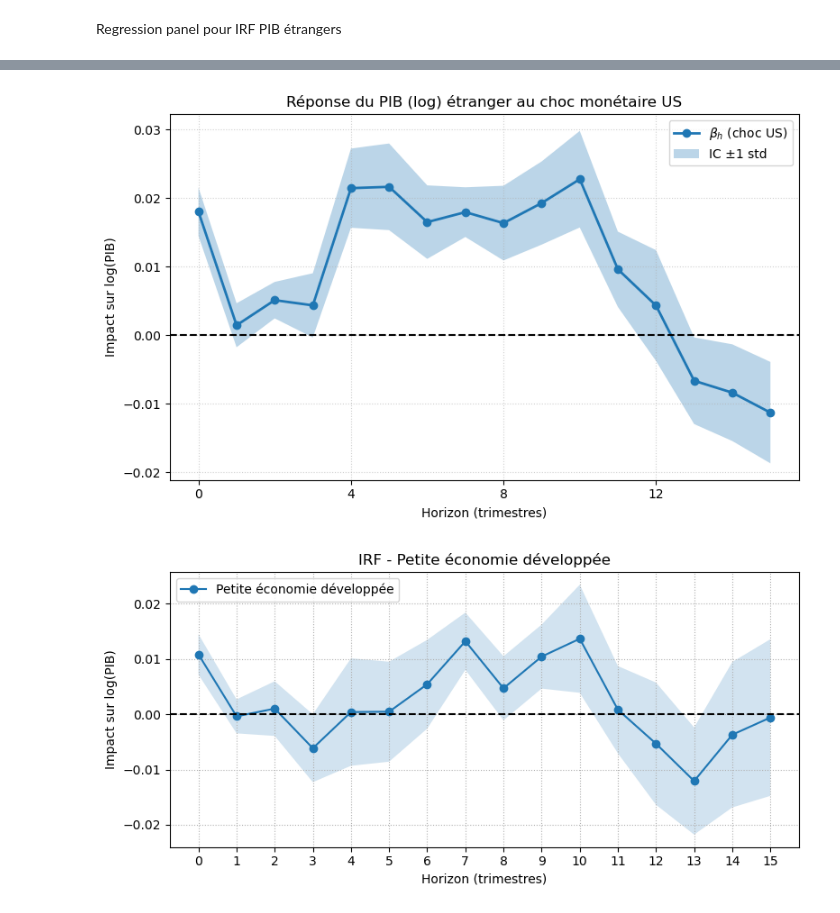
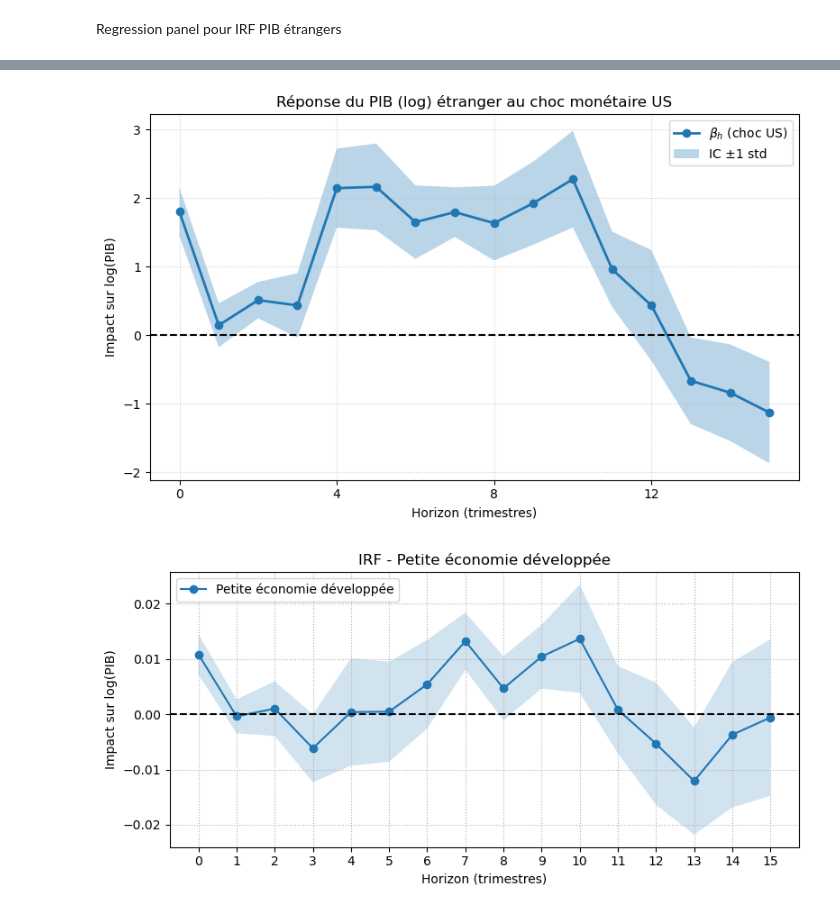
Before and after one commit to enriquealarcon01/Stat-App, a Jupyter notebook: modèle/modèle US.ipynb, the cells around one changed output, grey strips where cells are left out. Drawn from its saved outputs; the diff is of its cells as text; code cells hidden in the pictures.

```diff
--- a/modèle/modèle US.ipynb
+++ b/modèle/modèle US.ipynb
@@ -835,8 +839,6 @@ Réponse PIB américain aux chocs monétaires
 # %%
-# ==============================
-# 1) Paramètres et initialisation
-# ==============================
-H = 15  # nombre maximal d'horizons
+
+H = 15  # nombre d'horizons
 betas = []
 stderr_list = []
 
@@ -876,8 +878,8 @@ for h in range(H + 1):
     model = sm.OLS(Y, X).fit()
 
     # g) Extraction du coefficient du choc et de son écart-type
-    beta_h = model.params['monetary_shocks']
-    stderr_h = model.bse['monetary_shocks']
+    beta_h = model.params['monetary_shocks']*100
+    stderr_h = model.bse['monetary_shocks']*100
 
     # h) Stockage
     betas.append(beta_h)
@@ -1280,9 +1281,5 @@ Regression panel pour IRF PIB étrangers
 # %%
 from linearmodels.panel import PanelOLS
-import pandas as pd
-import numpy as np
-import matplotlib.pyplot as plt
-
 # ------------------------------------------------
 # 0) Préparer les chocs monétaires US
 # ------------------------------------------------
@@ -1344,34 +1341,34 @@ for h in range(H + 1):
     X_cols = ["shock_US", "y_lag1", "y_lag2", "y_lag3", "y_lag4", "trend", "trend_sq"]
     df_model["const"] = 1.0
     X_cols = ["const"] + X_cols
 
     model = PanelOLS(dependent=Y, exog=df_model[X_cols], entity_effects=True)
     res = model.fit(cov_type="clustered", cluster_entity=True)
 
     betas.append(res.params["shock_US"])
     stderr.append(res.std_errors["shock_US"])
 
 # ------------------------------------------------
 # 6) Tracé de l'IRF
 # ------------------------------------------------
-betas = np.array(betas)
-stderr = np.array(stderr)
+betas = np.array(betas)*100
+stderr = np.array(stderr)*100
 lower = betas - stderr
 upper = betas + stderr
 
 horizons = range(H + 1)
 plt.figure(figsize=(8, 5))
 plt.plot(horizons, betas, marker='o', linewidth=2, label=r"$\beta_h$ (choc US)")
 plt.fill_between(horizons, lower, upper, alpha=0.3, label="IC ±1 std")
 plt.axhline(0, color='black', linestyle='--')
 plt.title("Réponse du PIB (log) étranger au choc monétaire US", fontsize=12)
 plt.xlabel("Horizon (trimestres)")
 plt.ylabel("Impact sur log(PIB)")
 plt.xticks(np.arange(0, H + 1, 4))
 plt.grid(True, linestyle=':', alpha=0.6)
 plt.legend()
 plt.tight_layout()
 plt.show()
 # %% [output]
-[figure, old version]
+[figure, new version]
 # %%
```
Also changed, not shown: parts of 16 cells of this notebook, 8 other files.
